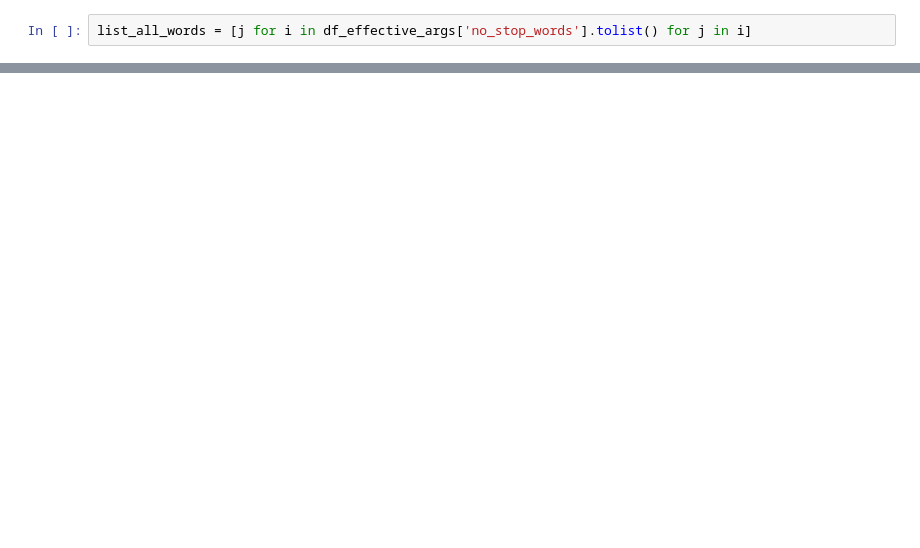
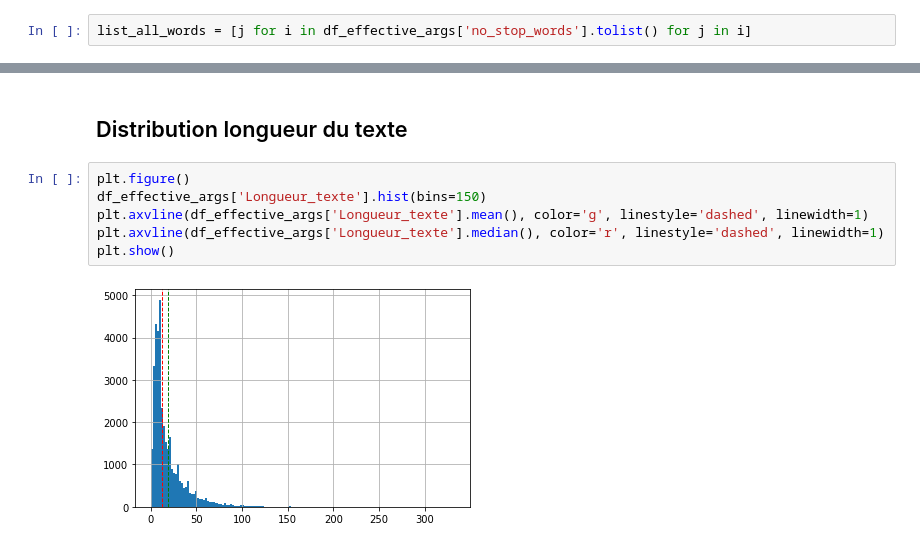
Before and after one commit to bonnefco/P8, a Jupyter notebook: P8_EDA_TF_IDF_MODELS.ipynb, the cells around one changed output, grey strips where cells are left out. Saved outputs shown, nothing was run; the diff lists cells and outputs as text; blank space fills up the shorter version.

```diff
--- a/P8_EDA_TF_IDF_MODELS.ipynb
+++ b/P8_EDA_TF_IDF_MODELS.ipynb
@@ -187,0 +266,10 @@ print(somme)
+# %% [markdown]
+## Distribution longueur du texte
+# %%
+plt.figure()
+df_effective_args['Longueur_texte'].hist(bins=150)
+plt.axvline(df_effective_args['Longueur_texte'].mean(), color='g', linestyle='dashed', linewidth=1)
+plt.axvline(df_effective_args['Longueur_texte'].median(), color='r', linestyle='dashed', linewidth=1)
+plt.show()
+# %% [output]
+[figure, added]
```
Also changed, not shown: parts of 39 cells of this notebook.
